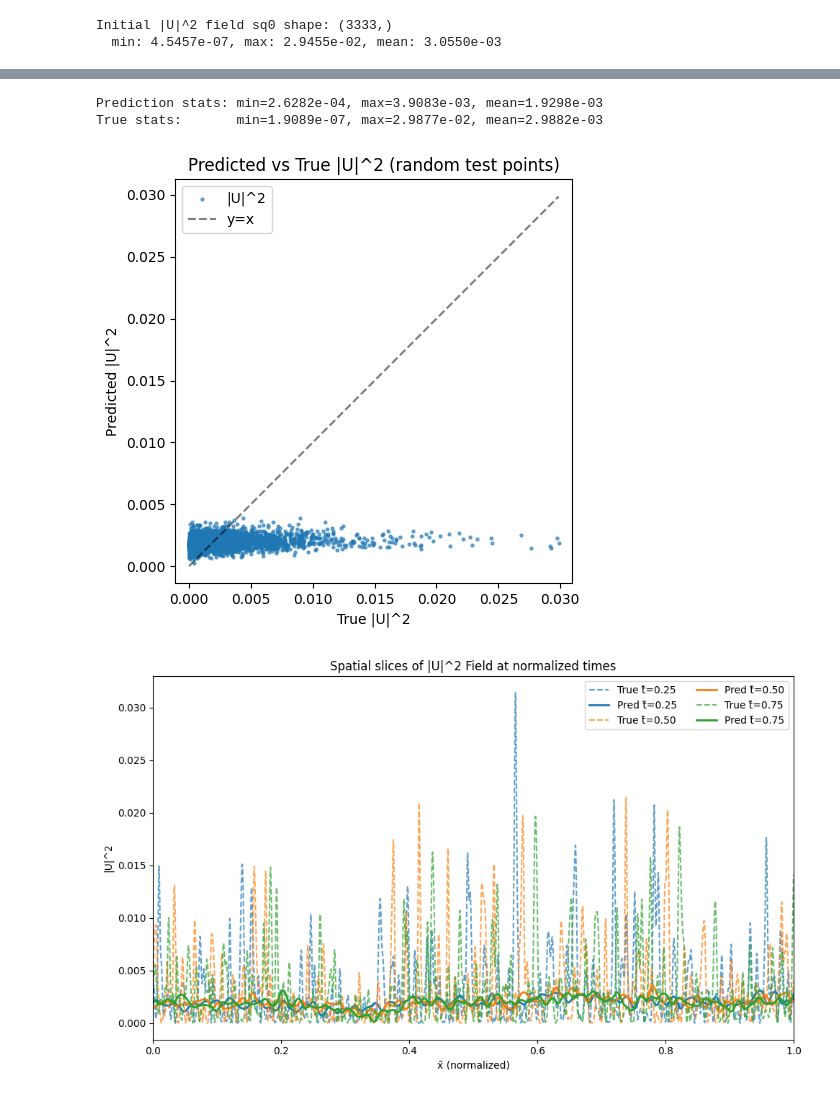
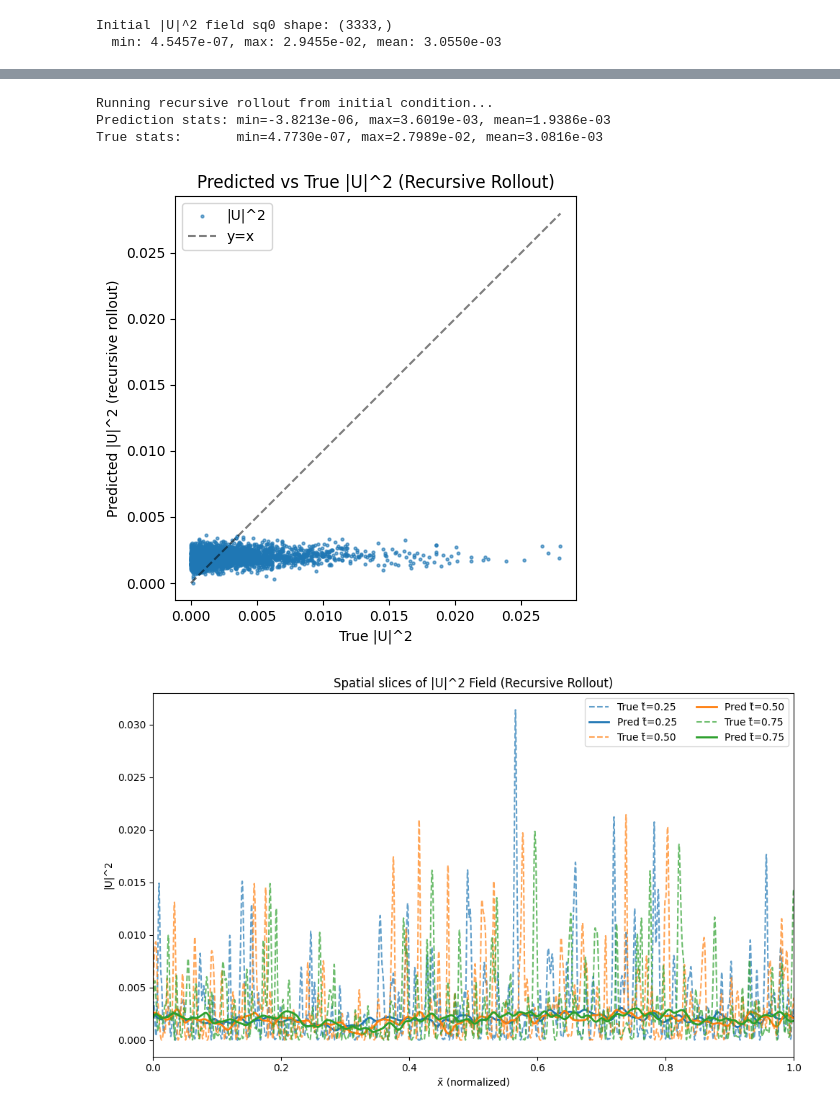
Before and after one commit to pxeedust/wave-deeponet, a Jupyter notebook: norm_square_field.ipynb, the cells around one changed output, grey strips where cells are left out. Drawn from its saved outputs; the diff is of its cells as text; code cells hidden in the pictures.

```diff
--- a/norm_square_field.ipynb
+++ b/norm_square_field.ipynb
@@ -108,7 +108,7 @@ x = x[mask_x]
 U = U[:, mask_x]
 
 # Downsample time
-DOWNSAMPLE_FACTOR = 1
+DOWNSAMPLE_FACTOR = 2
 t = t[::DOWNSAMPLE_FACTOR]
 U = U[::DOWNSAMPLE_FACTOR, :]
 
@@ -864,40 +898,46 @@ predict_square_field function defined
 # %%
-# Test on random points
+# Recursive Rollout: Full temporal prediction
+print("Running recursive rollout from initial condition...")
+
+# Predict full field using autoregressive rollout
+pred_field = predict_recursive_rollout(model, sq0, t, x)
+
+# Ground truth
+true_field = np.abs(U)**2
+
+# Compare at random test points
 np.random.seed(42)
-idx = np.random.choice(len(t_test), size=3000, replace=False)
+n_test = 3000
+test_t_idx = np.random.randint(0, len(t), n_test)
+test_x_idx = np.random.randint(0, len(x), n_test)
 
-# Predict |U|^2
-pred_sq = predict_square_field(
-    model, sq0,  # Use initial |U|^2 field
-    t_test[idx], x_test[idx]
-)
-
-# True |U|^2
-true_sq = np.abs(U_test[idx])**2
+pred_sq = pred_field[test_t_idx, test_x_idx]
+true_sq = true_field[test_t_idx, test_x_idx]
 
 print(f"Prediction stats: min={pred_sq.min():.4e}, max={pred_sq.max():.4e}, mean={pred_sq.mean():.4e}")
 print(f"True stats:       min={true_sq.min():.4e}, max={true_sq.max():.4e}, mean={true_sq.mean():.4e}")
 
 plt.figure(figsize=(5,5))
 plt.scatter(true_sq, pred_sq, s=4, alpha=0.6, label="|U|^2")
 
 all_vals = np.concatenate([true_sq, pred_sq])
 lims = [all_vals.min(), all_vals.max()]
 plt.plot(lims, lims, 'k--', alpha=0.5, label="y=x")
 
 plt.xlabel("True |U|^2")
-plt.ylabel("Predicted |U|^2")
+plt.ylabel("Predicted |U|^2 (recursive rollout)")
 plt.legend()
-plt.title("Predicted vs True |U|^2 (random test points)")
+plt.title("Predicted vs True |U|^2 (Recursive Rollout)")
 plt.axis("equal")
 plt.tight_layout()
 plt.show()
 # %% [output]
-Prediction stats: min=2.6282e-04, max=3.9083e-03, mean=1.9298e-03
-True stats:       min=1.9089e-07, max=2.9877e-02, mean=2.9882e-03
+Running recursive rollout from initial condition...
+Prediction stats: min=-3.8213e-06, max=3.6019e-03, mean=1.9386e-03
+True stats:       min=4.7730e-07, max=2.7989e-02, mean=3.0816e-03
-[figure, old version]
+[figure, new version]
 # %%
-# Spatial slices at fixed times (using initial |U|^2 as branch input)
+# Spatial slices at fixed times (using recursive rollout)
 
 t_slices_norm = [0.25, 0.5, 0.75]  # Normalized time values in [0,1]
 
@@ -907,14 +947,15 @@ x_norm = (x - x_min) / (x_max - x_min)
 plt.figure(figsize=(10,6))
 
 for t0_norm in t_slices_norm:
-    # Convert normalized time to physical time for prediction function
+    # Find closest time index
     t0_phys = t0_norm * (t_max - t_min) + t_min
-    t_query = np.full_like(x, t0_phys)
-    pred_sq = predict_square_field(model, sq0, t_query, x)
+    t_idx = np.argmin(np.abs(t - t0_phys))
+
+    # Predicted field from recursive rollout
+    pred_sq = pred_field[t_idx]
 
     # Ground truth |U|^2 at this time
-    true_idx = np.argmin(np.abs(t - t0_phys))
-    true_sq = np.abs(U[true_idx])**2
+    true_sq = np.abs(U[t_idx])**2
 
     # Plot comparison with normalized x
     line = plt.plot(x_norm, true_sq, '--', alpha=0.7, label=f"True t̃={t0_norm:.2f}")
@@ -923,11 +964,11 @@ for t0_norm in t_slices_norm:
 
 plt.xlabel("x̃ (normalized)")
 plt.ylabel("|U|^2")
-plt.title("Spatial slices of |U|^2 Field at normalized times")
+plt.title("Spatial slices of |U|^2 Field (Recursive Rollout)")
 plt.legend(ncol=2)
 plt.xlim(0, 1)
 plt.tight_layout()
 plt.show()
 # %% [output]
-[figure, old version]
+[figure, new version]
 # %%
```
Also changed, not shown: parts of 14 cells of this notebook.
